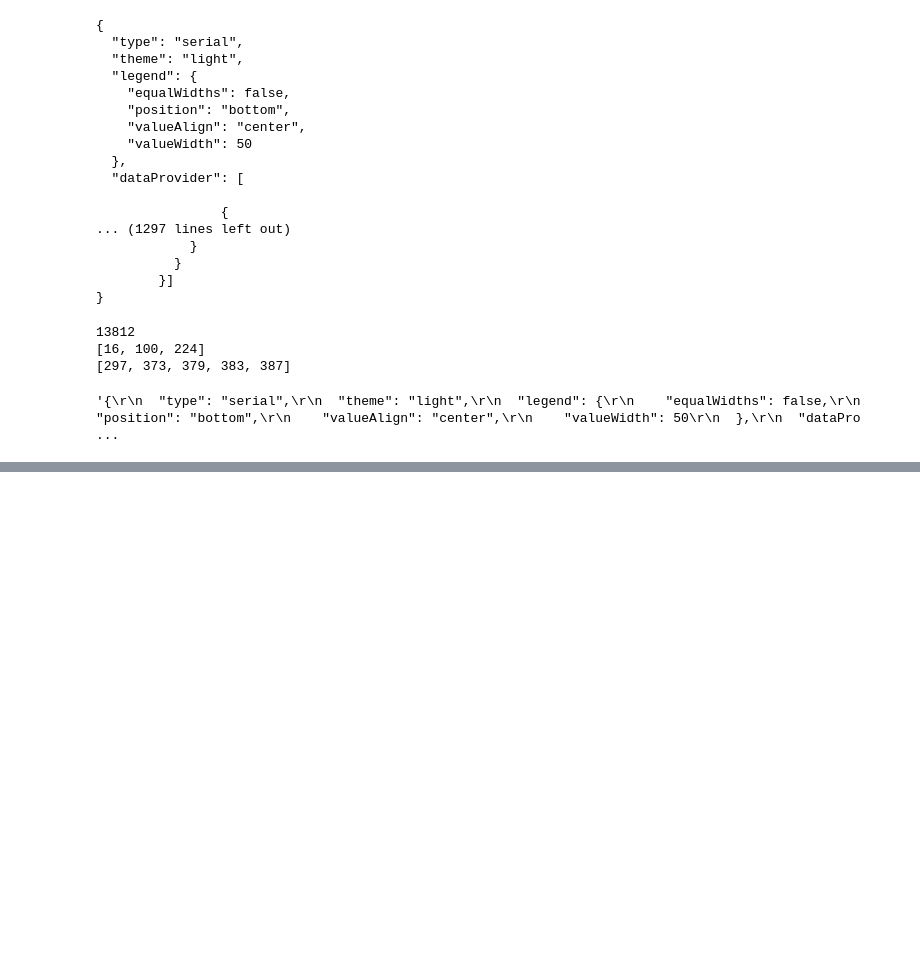
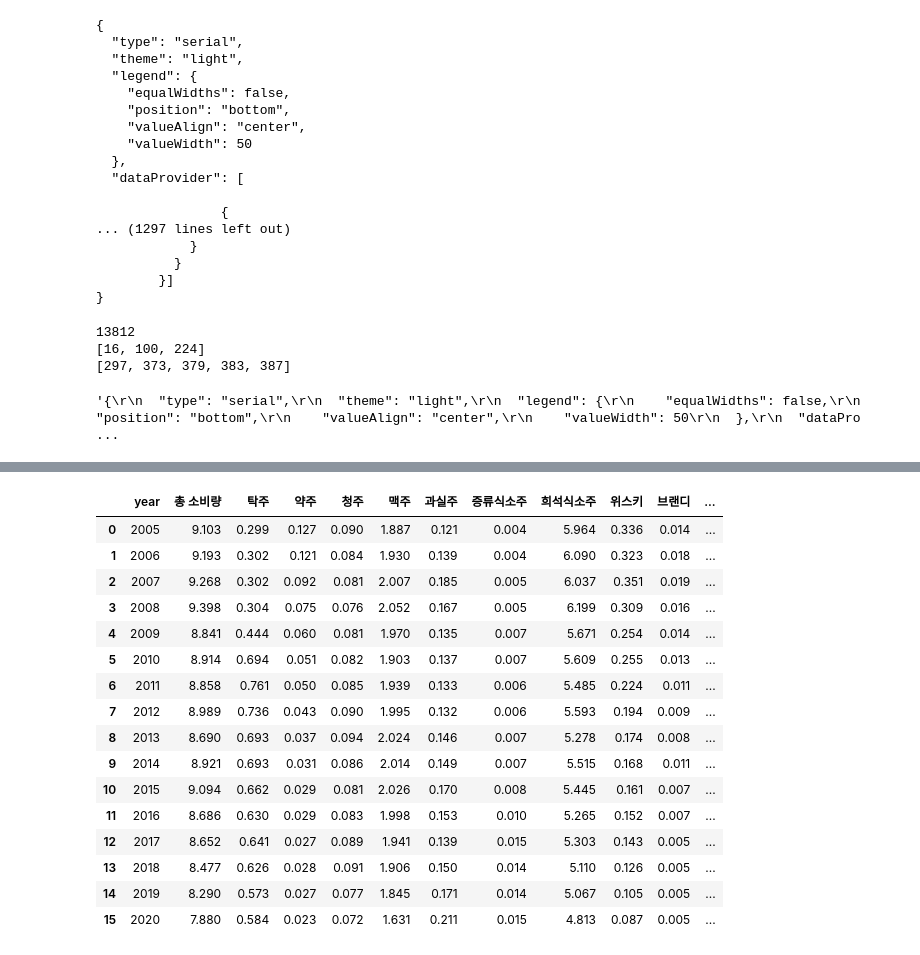
Before and after one commit to WonilKim/pythonk3, a Jupyter notebook: src/chapters/mission.ipynb, the cells around one changed output, grey strips where cells are left out. Drawn from its saved outputs; the diff is of its cells as text; code cells hidden in the pictures; blank space fills up the shorter version.

```diff
--- a/src/chapters/mission.ipynb
+++ b/src/chapters/mission.ipynb
@@ -813,0 +174,25 @@ SyntaxError: invalid syntax (1733196032.py, line 1)
+# %%
+# CSV 저장, 로드
+filename = "alcohol.csv"
+df.to_csv(filename, index=False)
+
+df_file = pd.read_csv(filename)
+df_file
+# %% [output]
+|  | year | 총 소비량 | 탁주 | 약주 | 청주 | 맥주 | 과실주 | 증류식소주 | 희석식소주 | 위스키 | 브랜디 | ... |
+| 0 | 2005 | 9.103 | 0.299 | 0.127 | 0.090 | 1.887 | 0.121 | 0.004 | 5.964 | 0.336 | 0.014 | ... |
+| 1 | 2006 | 9.193 | 0.302 | 0.121 | 0.084 | 1.930 | 0.139 | 0.004 | 6.090 | 0.323 | 0.018 | ... |
+| 2 | 2007 | 9.268 | 0.302 | 0.092 | 0.081 | 2.007 | 0.185 | 0.005 | 6.037 | 0.351 | 0.019 | ... |
+| 3 | 2008 | 9.398 | 0.304 | 0.075 | 0.076 | 2.052 | 0.167 | 0.005 | 6.199 | 0.309 | 0.016 | ... |
+| 4 | 2009 | 8.841 | 0.444 | 0.060 | 0.081 | 1.970 | 0.135 | 0.007 | 5.671 | 0.254 | 0.014 | ... |
+| 5 | 2010 | 8.914 | 0.694 | 0.051 | 0.082 | 1.903 | 0.137 | 0.007 | 5.609 | 0.255 | 0.013 | ... |
+| 6 | 2011 | 8.858 | 0.761 | 0.050 | 0.085 | 1.939 | 0.133 | 0.006 | 5.485 | 0.224 | 0.011 | ... |
+| 7 | 2012 | 8.989 | 0.736 | 0.043 | 0.090 | 1.995 | 0.132 | 0.006 | 5.593 | 0.194 | 0.009 | ... |
+| 8 | 2013 | 8.690 | 0.693 | 0.037 | 0.094 | 2.024 | 0.146 | 0.007 | 5.278 | 0.174 | 0.008 | ... |
+| 9 | 2014 | 8.921 | 0.693 | 0.031 | 0.086 | 2.014 | 0.149 | 0.007 | 5.515 | 0.168 | 0.011 | ... |
+| 10 | 2015 | 9.094 | 0.662 | 0.029 | 0.081 | 2.026 | 0.170 | 0.008 | 5.445 | 0.161 | 0.007 | ... |
+| 11 | 2016 | 8.686 | 0.630 | 0.029 | 0.083 | 1.998 | 0.153 | 0.010 | 5.265 | 0.152 | 0.007 | ... |
+| 12 | 2017 | 8.652 | 0.641 | 0.027 | 0.089 | 1.941 | 0.139 | 0.015 | 5.303 | 0.143 | 0.005 | ... |
+| 13 | 2018 | 8.477 | 0.626 | 0.028 | 0.091 | 1.906 | 0.150 | 0.014 | 5.110 | 0.126 | 0.005 | ... |
+| 14 | 2019 | 8.290 | 0.573 | 0.027 | 0.077 | 1.845 | 0.171 | 0.014 | 5.067 | 0.105 | 0.005 | ... |
+| 15 | 2020 | 7.880 | 0.584 | 0.023 | 0.072 | 1.631 | 0.211 | 0.015 | 4.813 | 0.087 | 0.005 | ... |
```
Also changed, not shown: parts of 54 cells of this notebook, 3 other files.
